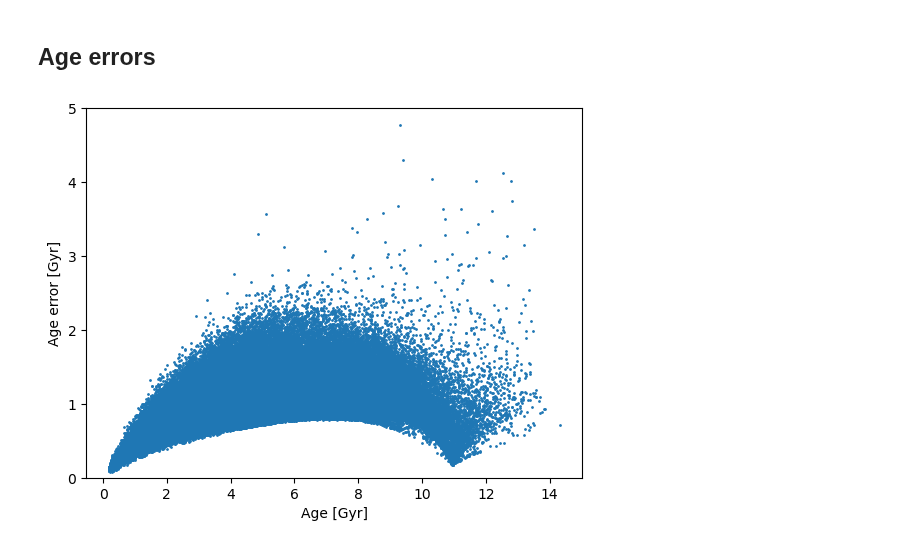
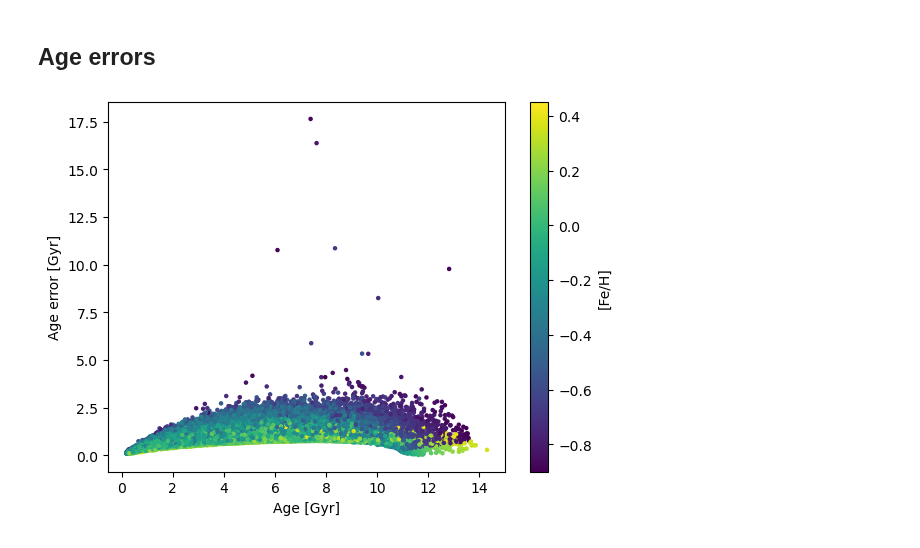
Before and after one commit to lodubay/twoinfall, a Jupyter notebook: src/scripts/ages.ipynb, the cells around one changed output. Drawn from its saved outputs; the diff is of its cells as text; code cells hidden in the pictures.

```diff
--- a/src/scripts/ages.ipynb
+++ b/src/scripts/ages.ipynb
@@ -87,10 +87,11 @@ plt.show()
 ## Age errors
 # %%
 fig, ax = plt.subplots()
-ax.scatter(sample('CN_AGE'), sample('CN_AGE_ERR'), s=1)
-ax.set_ylim((0, 5))
+pc = ax.scatter(sample('CN_AGE'), sample('CN_AGE_ERR'), s=5, c=sample('FE_H'))
+fig.colorbar(pc, ax=ax, label='[Fe/H]')
+# ax.set_ylim((0, 5))
 ax.set_xlabel('Age [Gyr]')
 ax.set_ylabel('Age error [Gyr]')
 plt.show()
 # %% [output]
-[figure, old version]
+[figure, new version]
```
Also changed, not shown: parts of 4 cells of this notebook, 1 other file.
